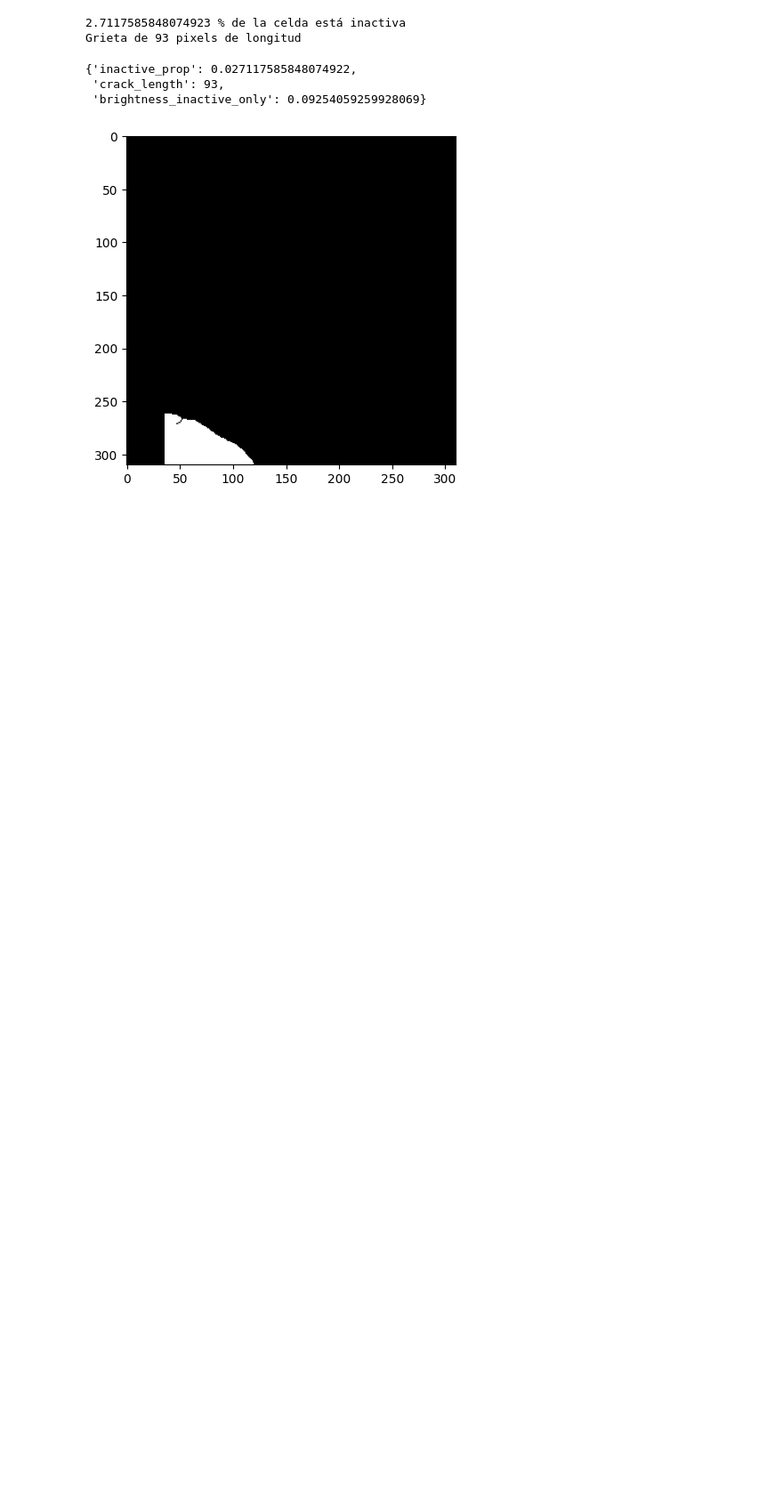
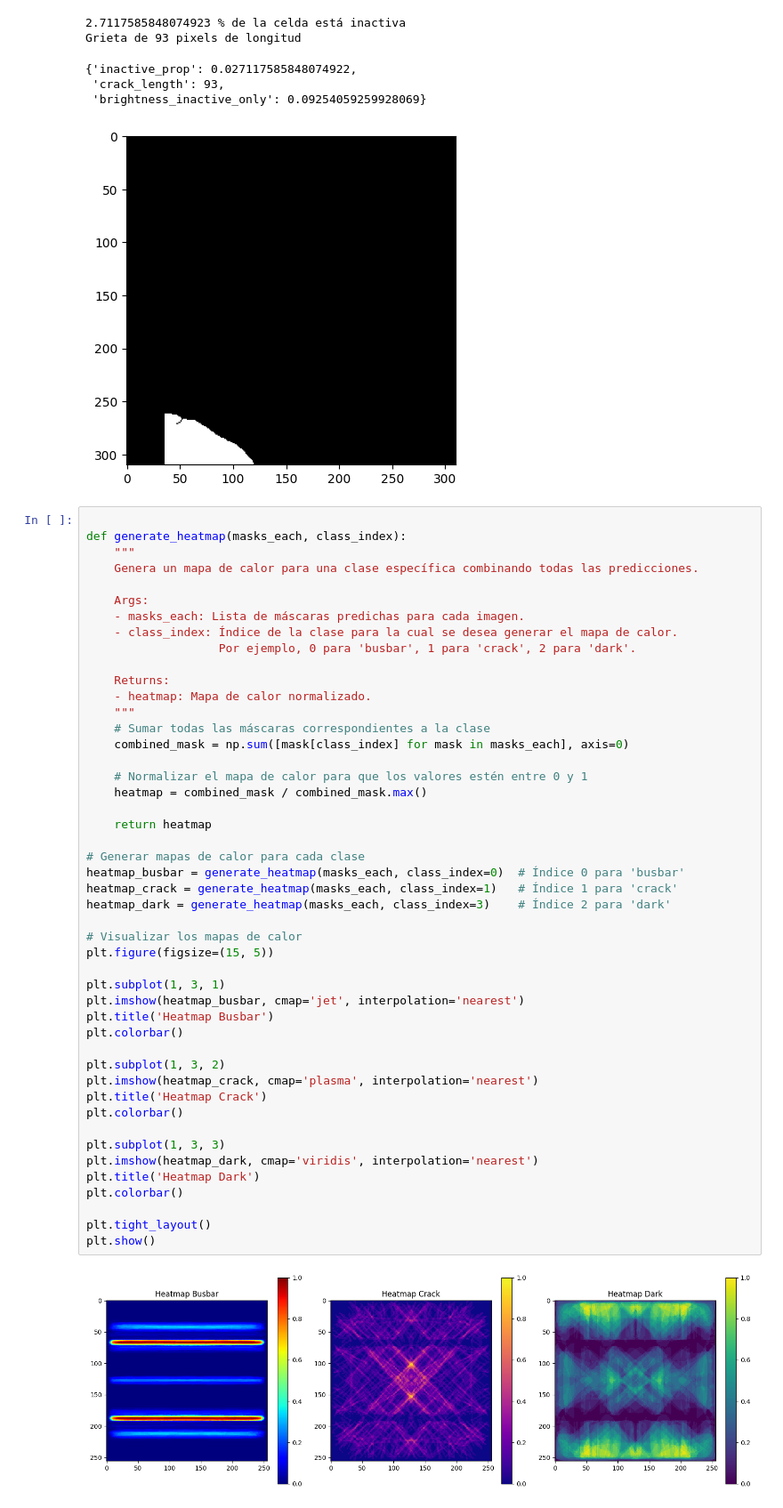
Before and after one commit to Franklingo13/PVDefectDetect, a Jupyter notebook: TestsPV-vision/EvaluacionModelo.ipynb, the cells around one changed output. Shown: that part at 89% size. Saved outputs shown, nothing was run; the diff lists cells and outputs as text; blank space fills up the shorter version.

Commit message:
Agrega análisis de características de grietas y función para generar un mapa de calor de la spredicciones

```diff
--- a/TestsPV-vision/EvaluacionModelo.ipynb
+++ b/TestsPV-vision/EvaluacionModelo.ipynb
@@ -531,3 +531,52 @@ Grieta de 93 pixels de longitud
  'crack_length': 93,
  'brightness_inactive_only': 0.09254059259928069}
 [figure]
+# %%
+
+def generate_heatmap(masks_each, class_index):
+    """
+    Genera un mapa de calor para una clase específica combinando todas las predicciones.
+
+    Args:
+    - masks_each: Lista de máscaras predichas para cada imagen.
+    - class_index: Índice de la clase para la cual se desea generar el mapa de calor.
+                   Por ejemplo, 0 para 'busbar', 1 para 'crack', 2 para 'dark'.
+
+    Returns:
+    - heatmap: Mapa de calor normalizado.
+    """
+    # Sumar todas las máscaras correspondientes a la clase
+    combined_mask = np.sum([mask[class_index] for mask in masks_each], axis=0)
+
+    # Normalizar el mapa de calor para que los valores estén entre 0 y 1
+    heatmap = combined_mask / combined_mask.max()
+
+    return heatmap
+
+# Generar mapas de calor para cada clase
+heatmap_busbar = generate_heatmap(masks_each, class_index=0)  # Índice 0 para 'busbar'
+heatmap_crack = generate_heatmap(masks_each, class_index=1)   # Índice 1 para 'crack'
+heatmap_dark = generate_heatmap(masks_each, class_index=3)    # Índice 2 para 'dark'
+
+# Visualizar los mapas de calor
+plt.figure(figsize=(15, 5))
+
+plt.subplot(1, 3, 1)
+plt.imshow(heatmap_busbar, cmap='jet', interpolation='nearest')
+plt.title('Heatmap Busbar')
+plt.colorbar()
+
+plt.subplot(1, 3, 2)
+plt.imshow(heatmap_crack, cmap='plasma', interpolation='nearest')
+plt.title('Heatmap Crack')
+plt.colorbar()
+
+plt.subplot(1, 3, 3)
+plt.imshow(heatmap_dark, cmap='viridis', interpolation='nearest')
+plt.title('Heatmap Dark')
+plt.colorbar()
+
+plt.tight_layout()
+plt.show()
+# %% [output]
+[figure, added]
```
Also changed, not shown: parts of 1 cell of this notebook.
